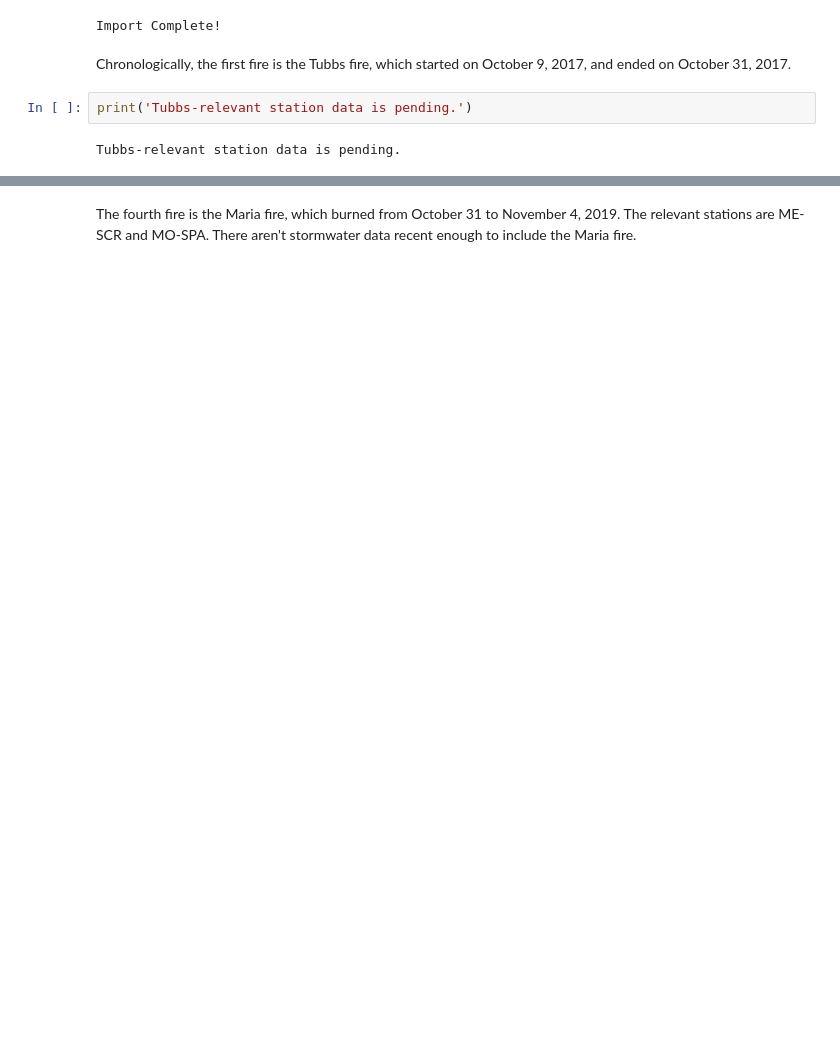
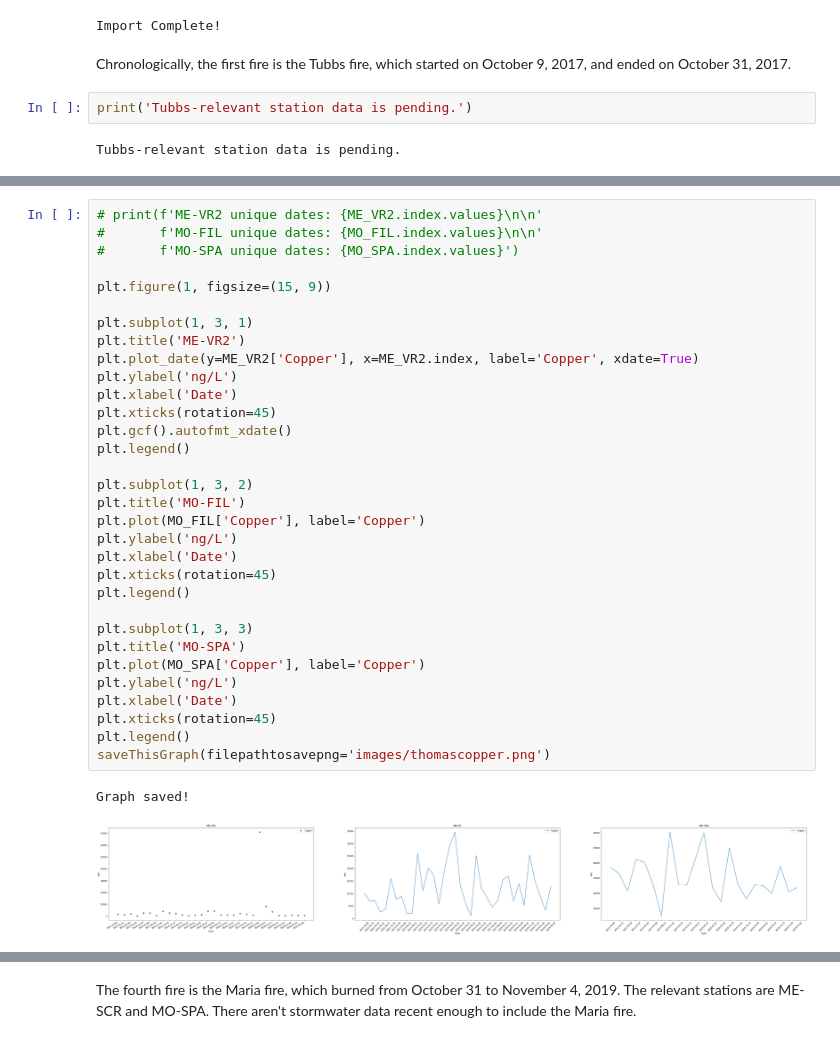
Before and after one commit to Dithizone/Chem491-Stormwater-Project, a Jupyter notebook: StormwaterAnalysis.ipynb, the cells around one changed output, grey strips where cells are left out. Cells and saved outputs as stored; diff of their text form; blank space fills up the shorter version.

Commit message:
Tried and failed to work with dates...

```diff
--- a/StormwaterAnalysis.ipynb
+++ b/StormwaterAnalysis.ipynb
@@ -58,3 +36,38 @@ ME-VR2 unique dates: ['2011-10-05 10:05:00' '2011-10-06 10:05:00' '2012-01-21 06
+# %%
+# print(f'ME-VR2 unique dates: {ME_VR2.index.values}\n\n'
+#       f'MO-FIL unique dates: {MO_FIL.index.values}\n\n'
+#       f'MO-SPA unique dates: {MO_SPA.index.values}')
+
+plt.figure(1, figsize=(15, 9))
+
+plt.subplot(1, 3, 1)
+plt.title('ME-VR2')
+plt.plot_date(y=ME_VR2['Copper'], x=ME_VR2.index, label='Copper', xdate=True)
+plt.ylabel('ng/L')
+plt.xlabel('Date')
+plt.xticks(rotation=45)
+plt.gcf().autofmt_xdate()
+plt.legend()
+
+plt.subplot(1, 3, 2)
+plt.title('MO-FIL')
+plt.plot(MO_FIL['Copper'], label='Copper')
+plt.ylabel('ng/L')
+plt.xlabel('Date')
+plt.xticks(rotation=45)
+plt.legend()
+
+plt.subplot(1, 3, 3)
+plt.title('MO-SPA')
+plt.plot(MO_SPA['Copper'], label='Copper')
+plt.ylabel('ng/L')
+plt.xlabel('Date')
+plt.xticks(rotation=45)
+plt.legend()
+saveThisGraph(filepathtosavepng='images/thomascopper.png')
+# %% [output]
+Graph saved!
+[figure, added]
 # %% [markdown]
 The third fire is the Hill fire, which burned from November 8
 to November 16, 2018. The relevant stations are MO-THO and
```
Also changed, not shown: parts of 3 cells of this notebook, 4 other files.
